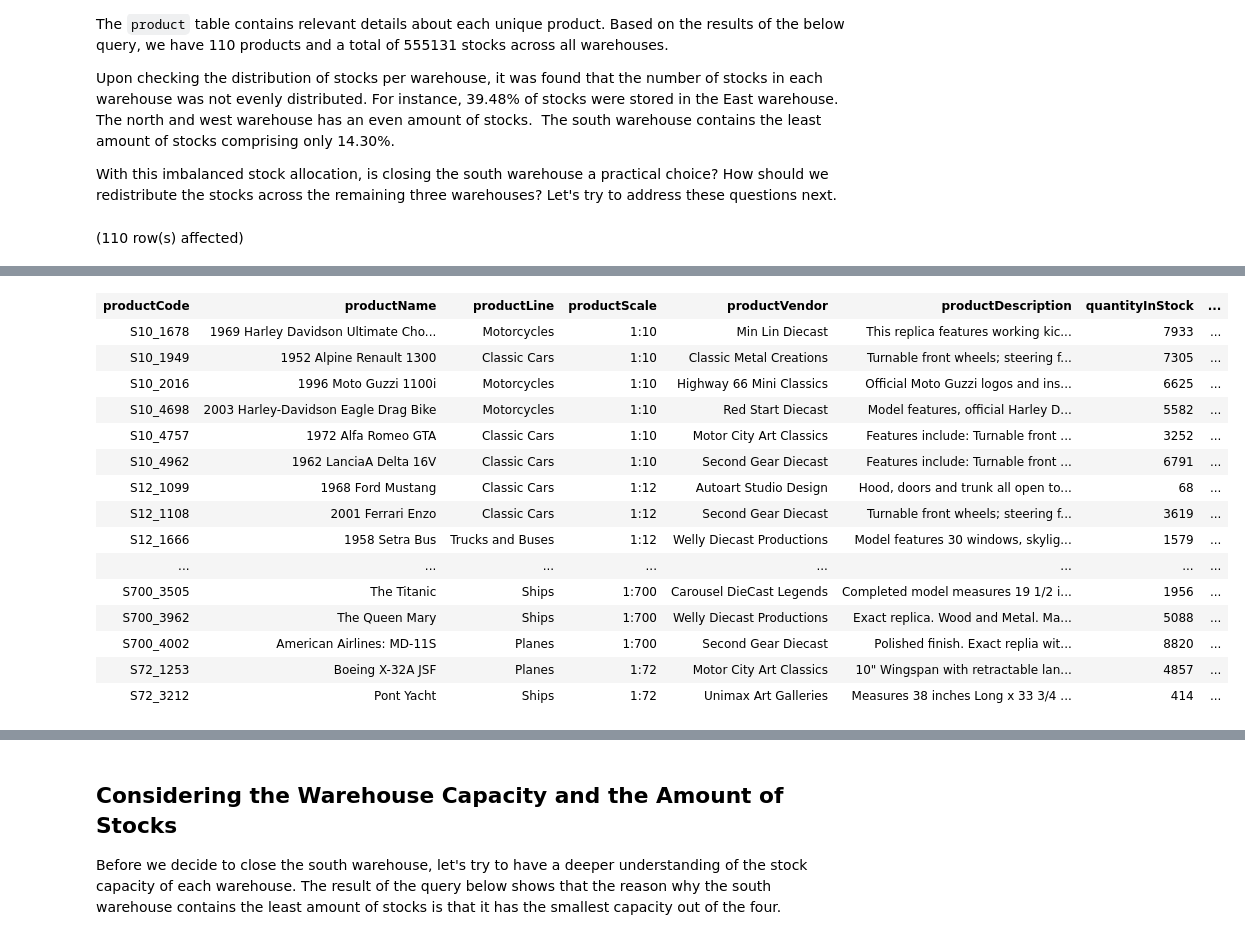
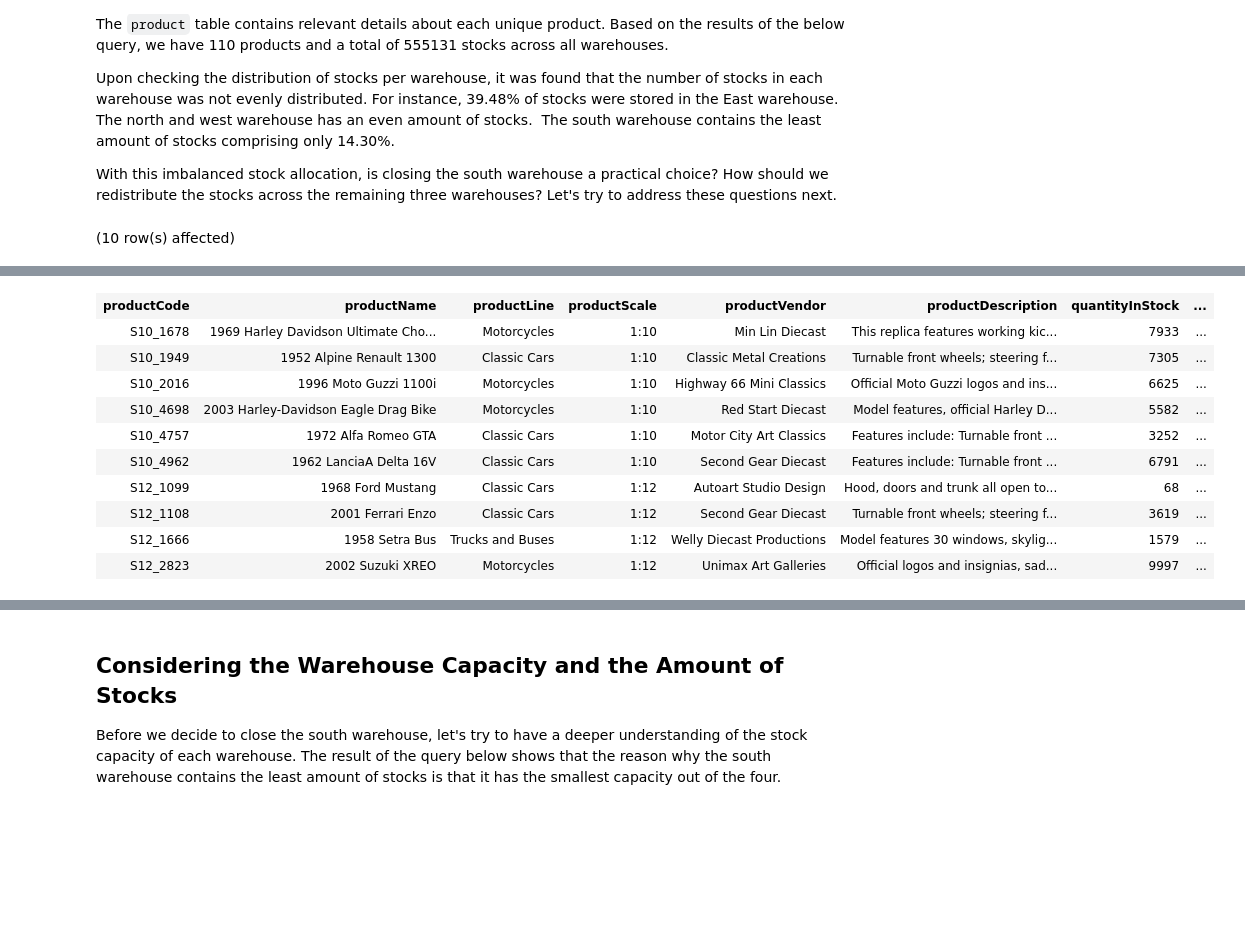
Before and after one commit to fash22/Analyze-Data-in-a-Model-Car-Database-with-MySQL-Workbench, a Jupyter notebook: 01 - Current Inventory.ipynb, the cells around one changed output, grey strips where cells are left out. Drawn from its saved outputs; the diff is of its cells as text; code cells hidden in the pictures; blank space fills up the shorter version.

Commit message:
Improved the readability of tables on notebook 1.

```diff
--- a/01 - Current Inventory.ipynb
+++ b/01 - Current Inventory.ipynb
@@ -26,5 +26,6 @@ Upon checking the distribution of stocks per warehouse, it was found that the nu
 With this imbalanced stock allocation, is closing the south warehouse a practical choice? How should we redistribute the stocks across the remaining three warehouses? Let's try to address these questions next.
 # %%
 SELECT * FROM mintclassics.products
+LIMIT 10;
 # %% [output]
-(110 row(s) affected)
+(10 row(s) affected)
@@ -32,19 +33,14 @@ Total execution time: 00:00:01.013
 | productCode | productName | productLine | productScale | productVendor | productDescription | quantityInStock | ... |
 | S10_1678 | 1969 Harley Davidson Ultimate Cho... | Motorcycles | 1:10 | Min Lin Diecast | This replica features working kic... | 7933 | ... |
 | S10_1949 | 1952 Alpine Renault 1300 | Classic Cars | 1:10 | Classic Metal Creations | Turnable front wheels; steering f... | 7305 | ... |
 | S10_2016 | 1996 Moto Guzzi 1100i | Motorcycles | 1:10 | Highway 66 Mini Classics | Official Moto Guzzi logos and ins... | 6625 | ... |
 | S10_4698 | 2003 Harley-Davidson Eagle Drag Bike | Motorcycles | 1:10 | Red Start Diecast | Model features, official Harley D... | 5582 | ... |
 | S10_4757 | 1972 Alfa Romeo GTA | Classic Cars | 1:10 | Motor City Art Classics | Features include: Turnable front ... | 3252 | ... |
 | S10_4962 | 1962 LanciaA Delta 16V | Classic Cars | 1:10 | Second Gear Diecast | Features include: Turnable front ... | 6791 | ... |
 | S12_1099 | 1968 Ford Mustang | Classic Cars | 1:12 | Autoart Studio Design | Hood, doors and trunk all open to... | 68 | ... |
 | S12_1108 | 2001 Ferrari Enzo | Classic Cars | 1:12 | Second Gear Diecast | Turnable front wheels; steering f... | 3619 | ... |
 | S12_1666 | 1958 Setra Bus | Trucks and Buses | 1:12 | Welly Diecast Productions | Model features 30 windows, skylig... | 1579 | ... |
-| ... | ... | ... | ... | ... | ... | ... | ... |
-| S700_3505 | The Titanic | Ships | 1:700 | Carousel DieCast Legends | Completed model measures 19 1/2 i... | 1956 | ... |
-| S700_3962 | The Queen Mary | Ships | 1:700 | Welly Diecast Productions | Exact replica. Wood and Metal. Ma... | 5088 | ... |
-| S700_4002 | American Airlines: MD-11S | Planes | 1:700 | Second Gear Diecast | Polished finish. Exact replia wit... | 8820 | ... |
-| S72_1253 | Boeing X-32A JSF | Planes | 1:72 | Motor City Art Classics | 10" Wingspan with retractable lan... | 4857 | ... |
-| S72_3212 | Pont Yacht | Ships | 1:72 | Unimax Art Galleries | Measures 38 inches Long x 33 3/4 ... | 414 | ... |
+| S12_2823 | 2002 Suzuki XREO | Motorcycles | 1:12 | Unimax Art Galleries | Official logos and insignias, sad... | 9997 | ... |
 # %%
 -- Counting the total number of products across all warehouses --
 SELECT
```
Also changed, not shown: parts of 7 cells of this notebook, 3 other files.
